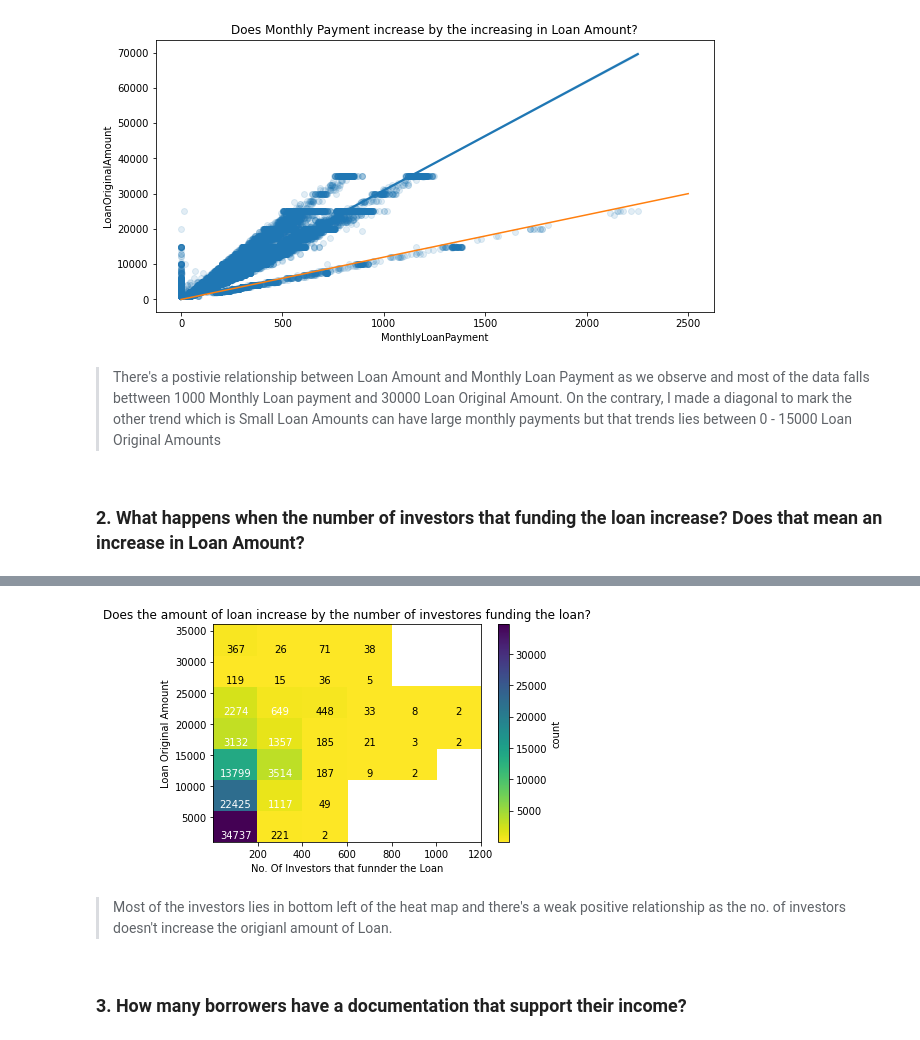
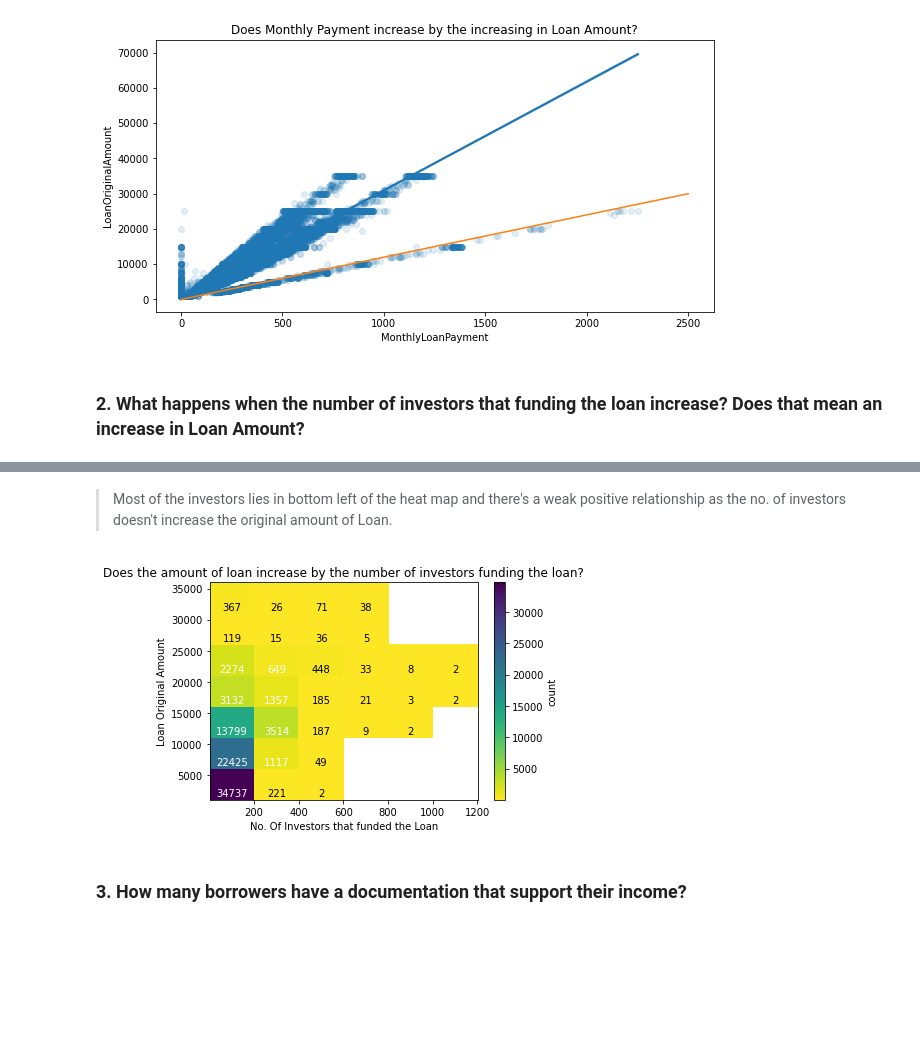
Before and after one commit to jpgmafia/My-Projects, a Jupyter notebook: Loan Project/Prosper Loan.ipynb, the cells around one changed output, grey strips where cells are left out. Cells and saved outputs as stored; diff of their text form; code cells hidden in the pictures; blank space fills up the shorter version.

Commit message:
Fixing typos
I fixed typos and made the markdown cells before each plot to introduce each code cell

```diff
--- a/Loan Project/Prosper Loan.ipynb
+++ b/Loan Project/Prosper Loan.ipynb
@@ -375,8 +377,6 @@ sb.regplot(data=loans_edited, x='MonthlyLoanPayment', y='LoanOriginalAmount', x_
 plt.plot([0,2500], [0,30000]);
 # %% [output]
 [figure]
-# %% [markdown]
-> There's a postivie relationship between Loan Amount and Monthly Loan Payment as we observe and most of the data falls bettween 1000 Monthly Loan payment and 30000 Loan Original Amount. On the contrary, I made a diagonal to mark the other trend which is Small Loan Amounts can have large monthly payments but that trends lies between 0 - 15000 Loan Original Amounts
 # %% [markdown]
 ### 2. What happens when the number of investors that funding the loan increase? Does that mean an increase in Loan Amount?
 # %%
@@ -401,29 +401,29 @@ loans_edited.Investors.describe(), loans_edited.LoanOriginalAmount.describe()
  75%      13500.000000
  max      35000.000000
  Name: LoanOriginalAmount, dtype: float64)
+# %% [markdown]
+> Most of the investors lies in bottom left of the heat map and there's a weak positive relationship as the no. of investors doesn't increase the original amount of Loan.
 # %%
 # Creating a Heatmap with a modified bins and add the count inside each square.
-plt.title('Does the amount of loan increase by the number of investores funding the loan?')
+plt.title('Does the amount of loan increase by the number of investors funding the loan?')
 bins_x=np.arange(1,1200+200,200)
 bins_y=np.arange(1000,35000+5000,5000)
 h2d=plt.hist2d(data=loans_edited, x='Investors', y='LoanOriginalAmount', cmin=0.5, cmap='viridis_r', bins=[bins_x, bins_y])
 h2d
 cb = plt.colorbar()
-cb.set_label('count');
+cb.set_label('count')
 counts = h2d[0]
 for i in range(counts.shape[0]):
     for j in range(counts.shape[1]):
         c=counts[i,j]
         if c >= 500:
             plt.text(bins_x[i]+100, bins_y[j]+1000, int(c), ha='center', va='center', color='white')
         elif c > 0:
             plt.text(bins_x[i]+100, bins_y[j]+1000, int(c), ha='center', va='center', color='black')
-plt.xlabel('No. Of Investors that funnder the Loan')
+plt.xlabel('No. Of Investors that funded the Loan')
 plt.ylabel('Loan Original Amount');
 # %% [output]
-[figure, old version]
+[figure, new version]
-# %% [markdown]
-> Most of the investors lies in bottom left of the heat map and there's a weak positive relationship as the no. of investors doesn't increase the origianl amount of Loan.
 # %% [markdown]
 ### 3. How many borrowers have a documentation that support their income?
 # %%
```
Also changed, not shown: parts of 41 cells of this notebook, 1 other file.
